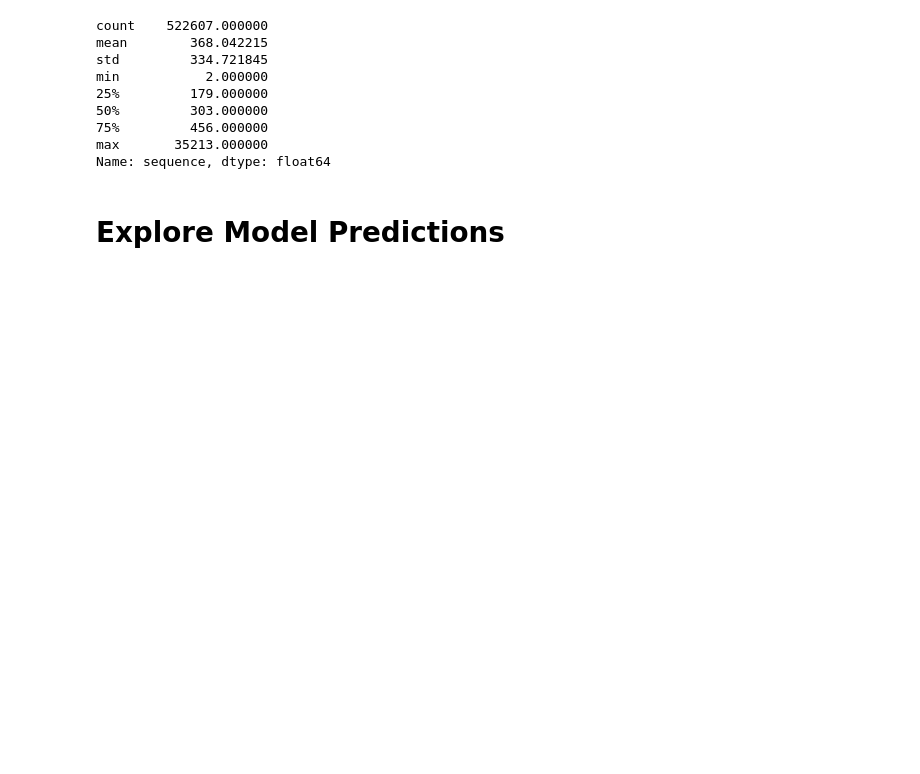
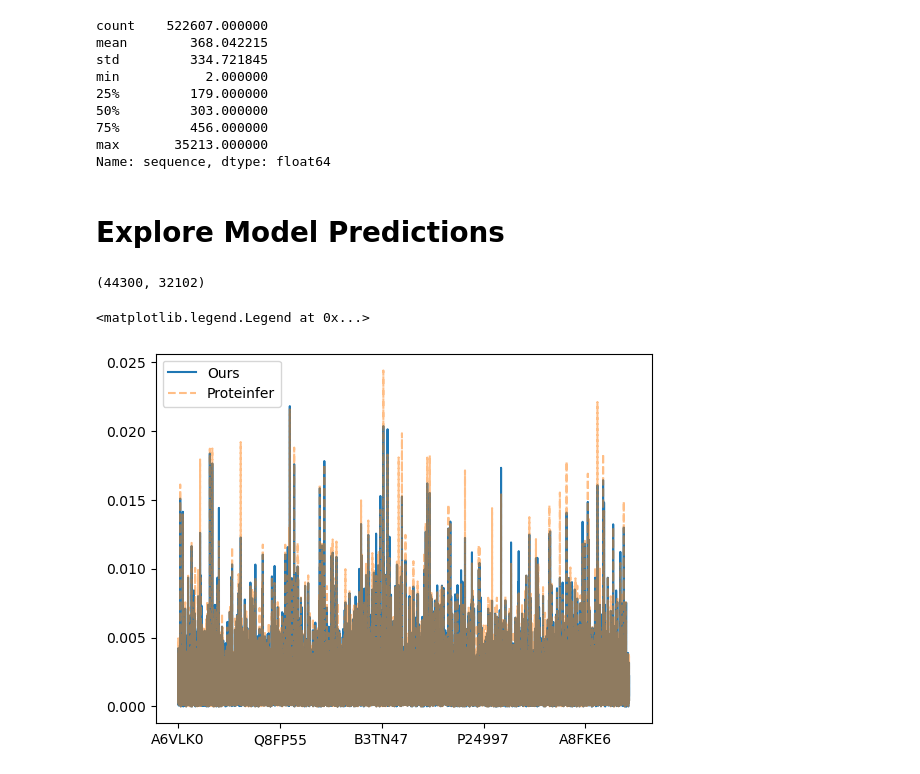
Before and after one commit to microsoft/protnote, a Jupyter notebook: notebooks/EDA.ipynb, the cells around one changed output. Cells and saved outputs as stored; diff of their text form; code cells hidden in the pictures; blank space fills up the shorter version.

```diff
--- a/notebooks/EDA.ipynb
+++ b/notebooks/EDA.ipynb
@@ -105,0 +234,6 @@ val_labels.index = [i[0] for i in val_labels.index]
+# %%
+#Read Val Data
+val_labels = pd.read_parquet("../outputs/results/final_validation_labels_vanilla_bce_50_epochs_weight_decay0.02_adamw.parquet")
+val_logits = pd.read_parquet("../outputs/results/final_validation_logits_vanilla_bce_50_epochs_weight_decay0.02_adamw.parquet")
+pinf_val_logits = pd.read_parquet('../outputs/results/validation_logits_proteinfer.parquet')
+pinf_val_labels= pd.read_parquet('../outputs/results/validation_labels_proteinfer.parquet')
@@ -105,0 +245,46 @@ val_labels.index = [i[0] for i in val_labels.index]
+# %%
+#Common ids.. They should all be common but there are 60 sequences more in our dataset
+#Crate Tensor versions
+val_logits_t = torch.tensor(val_logits.values)
+val_labels_t = torch.tensor(val_labels.values).float()
+val_probabilities_t = torch.sigmoid(val_logits_t)
+
+pinf_val_logits_t = torch.tensor(pinf_val_logits.values)
+pinf_val_labels_t = torch.tensor(pinf_val_labels.values).float()
+pinf_val_probabilities_t = torch.sigmoid(pinf_val_logits_t)
+
+
+val_probabilities = pd.DataFrame(val_probabilities_t.numpy(),columns=val_logits.columns,index=val_logits.index)
+pinf_val_probabilities = pd.DataFrame(pinf_val_probabilities_t.numpy(),columns=pinf_val_logits.columns,index=pinf_val_logits.index)
+
+common_seqids = list(set(val_probabilities.index) & set(pinf_val_probabilities.index))
+# %%
+
+val_labels = val_labels.loc[common_seqids]
+val_probabilities = val_probabilities.loc[common_seqids]
+val_logits = val_logits.loc[common_seqids]
+
+
+pinf_val_labels = pinf_val_labels.loc[common_seqids]
+pinf_val_probabilities = pinf_val_probabilities.loc[common_seqids]
+pinf_val_logits = pinf_val_logits.loc[common_seqids]
+
+
+val_logits_t = torch.tensor(val_logits.values)
+val_labels_t = torch.tensor(val_labels.values).float()
+val_probabilities_t = torch.sigmoid(val_logits_t)
+
+pinf_val_logits_t = torch.tensor(pinf_val_logits.values)
+pinf_val_labels_t = torch.tensor(pinf_val_labels.values).float()
+pinf_val_probabilities_t = torch.sigmoid(pinf_val_logits_t)
+# %%
+val_probabilities.shape
+# %% [output]
+(44300, 32102)
+# %%
+val_probabilities.mean(axis=1).plot(label='Ours')
+pinf_val_probabilities.mean(axis=1).plot(label='Proteinfer',alpha=0.5,linestyle='--')
+plt.legend()
+# %% [output]
+<matplotlib.legend.Legend at 0x...>
+[figure, added]
```
Also changed, not shown: parts of 81 cells of this notebook, 13 other files.
